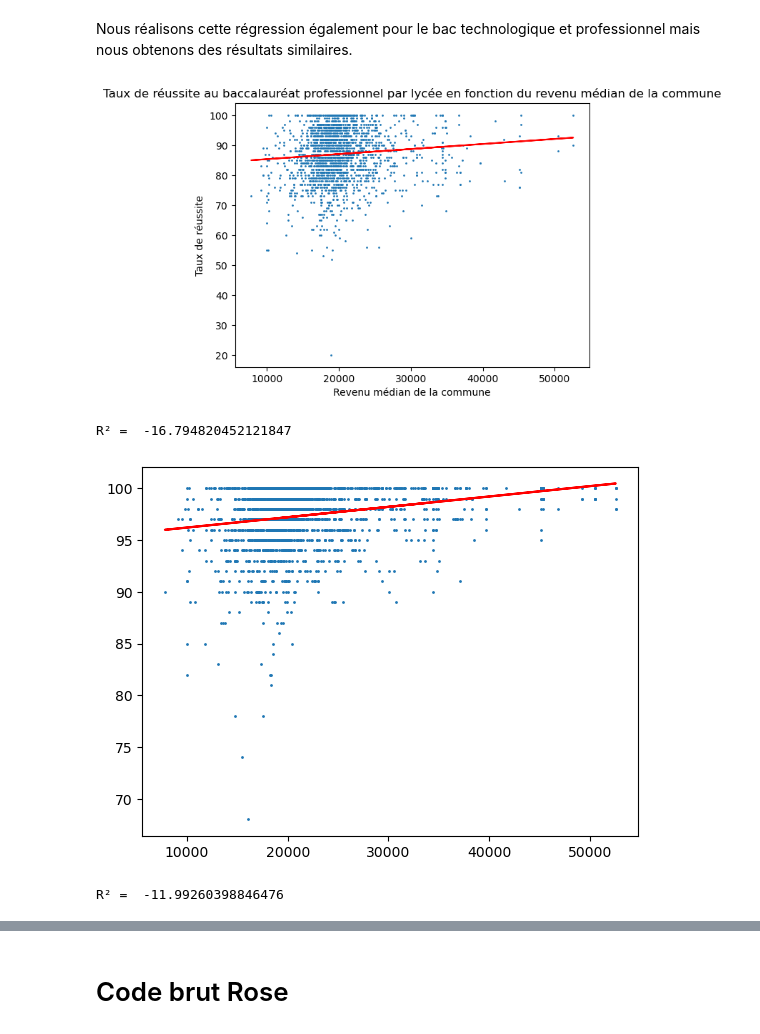
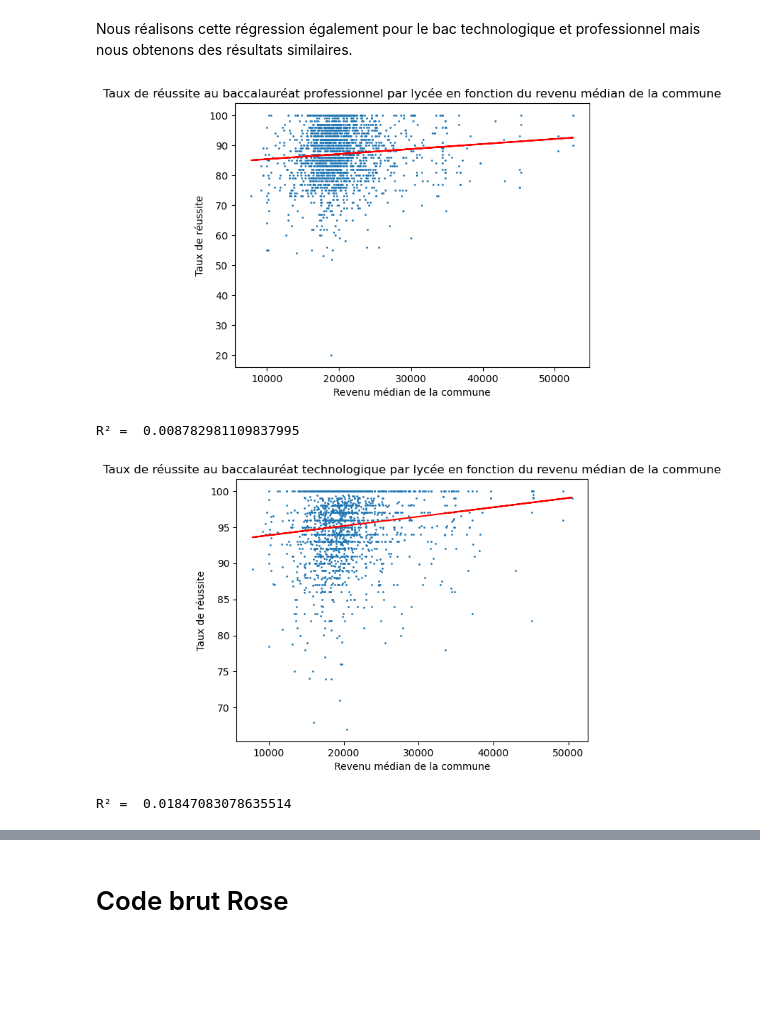
Before and after one commit to Acochepin/Python-2A---AC---JM---RS, a Jupyter notebook: Manipulation bases de données.ipynb, the cells around one changed output, grey strips where cells are left out. Saved outputs shown, nothing was run; the diff lists cells and outputs as text; code cells hidden in the pictures; blank space fills up the shorter version.

```diff
--- a/Manipulation bases de données.ipynb
+++ b/Manipulation bases de données.ipynb
@@ -727,40 +727,40 @@ plt.xlabel ("Revenu médian de la commune")
 plt.ylabel ("Taux de réussite")
 plt.show()
 
-r2 = r2_score (x, y)
+r2 = r2_score (y, y_predicted)
 print("R² = ", r2)
 # %% [output]
 [figure]
-R² =  -16.794820452121847
+R² =  0.008782981109837995
 # %%
 #Régression pour le technologique
 df_reg_techno = df[[ "Médiane (€)_Q219", "Taux de réussite bruts_Taux brut techno"]]
 df_reg_techno = df_reg_techno.dropna(axis = 0, how = "any")
 df_reg_techno
 
 x = np.array(df_reg_techno[["Médiane (€)_Q219"]])
 y = np.array(df_reg_techno[["Taux de réussite bruts_Taux brut techno"]])
 
 x = x.reshape(-1,1)
 y = y.reshape(-1,1)
 
 regression_model = LinearRegression()
 regression_model.fit(x,y)
 y_predicted = regression_model.predict(x)
 
 
 plt.scatter(x,y, s=1)
 plt.plot(x, y_predicted, color='r')
 plt.title ("Taux de réussite au baccalauréat technologique par lycée en fonction du revenu médian de la commune")
 plt.xlabel ("Revenu médian de la commune")
 plt.ylabel ("Taux de réussite")
 plt.show()
 
-r2 = r2_score (x, y)
+r2 = r2_score (y, y_predicted)
 print("R² = ", r2)
 # %% [output]
-[figure, old version]
+[figure, new version]
-R² =  -11.99260398846476
+R² =  0.01847083078635514
 # %%
 #Hauts revenus
 df4 = df.loc[df["Informations établissement_Académie"] == "VERSAILLES"]
```
Also changed, not shown: parts of 21 cells of this notebook.
